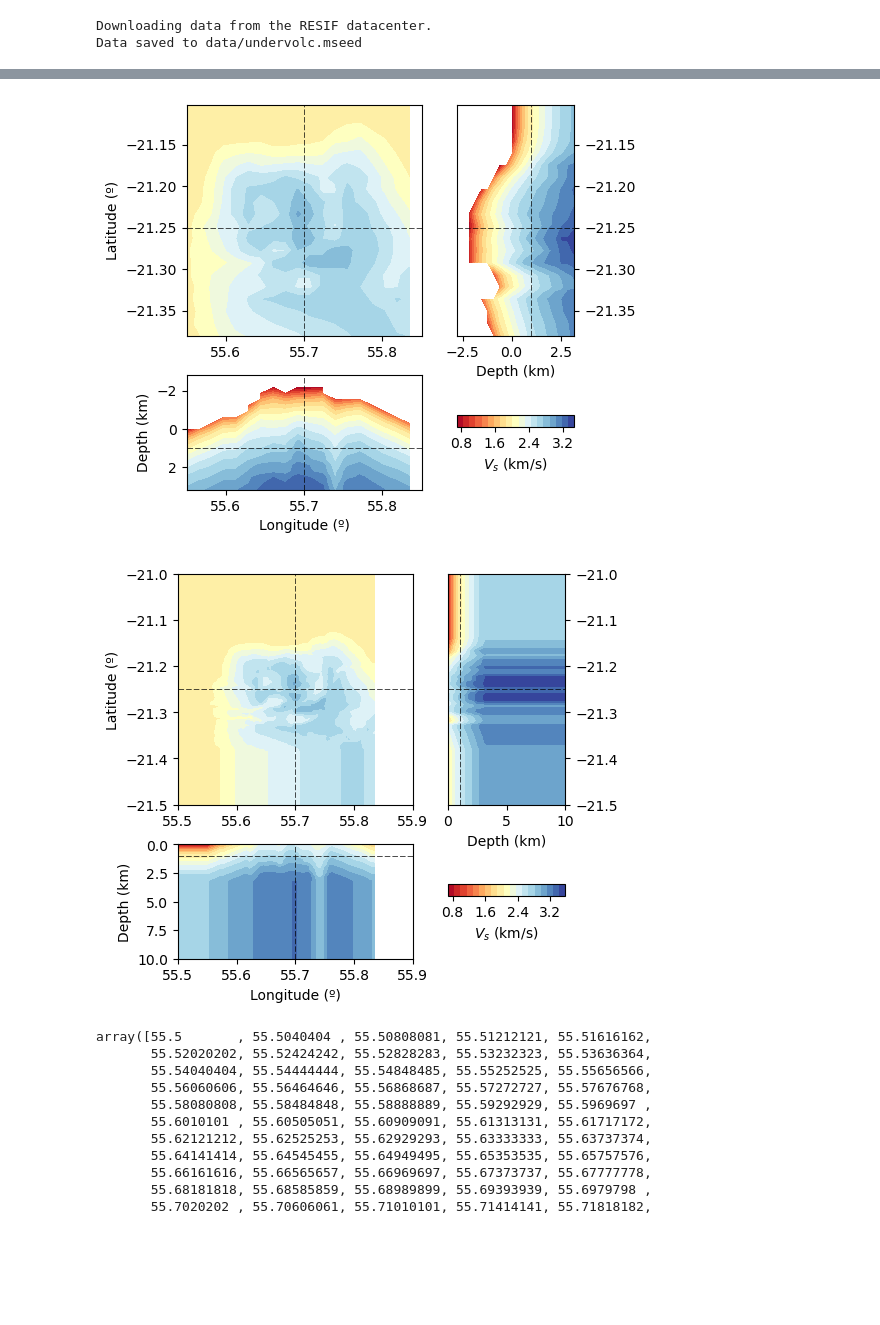
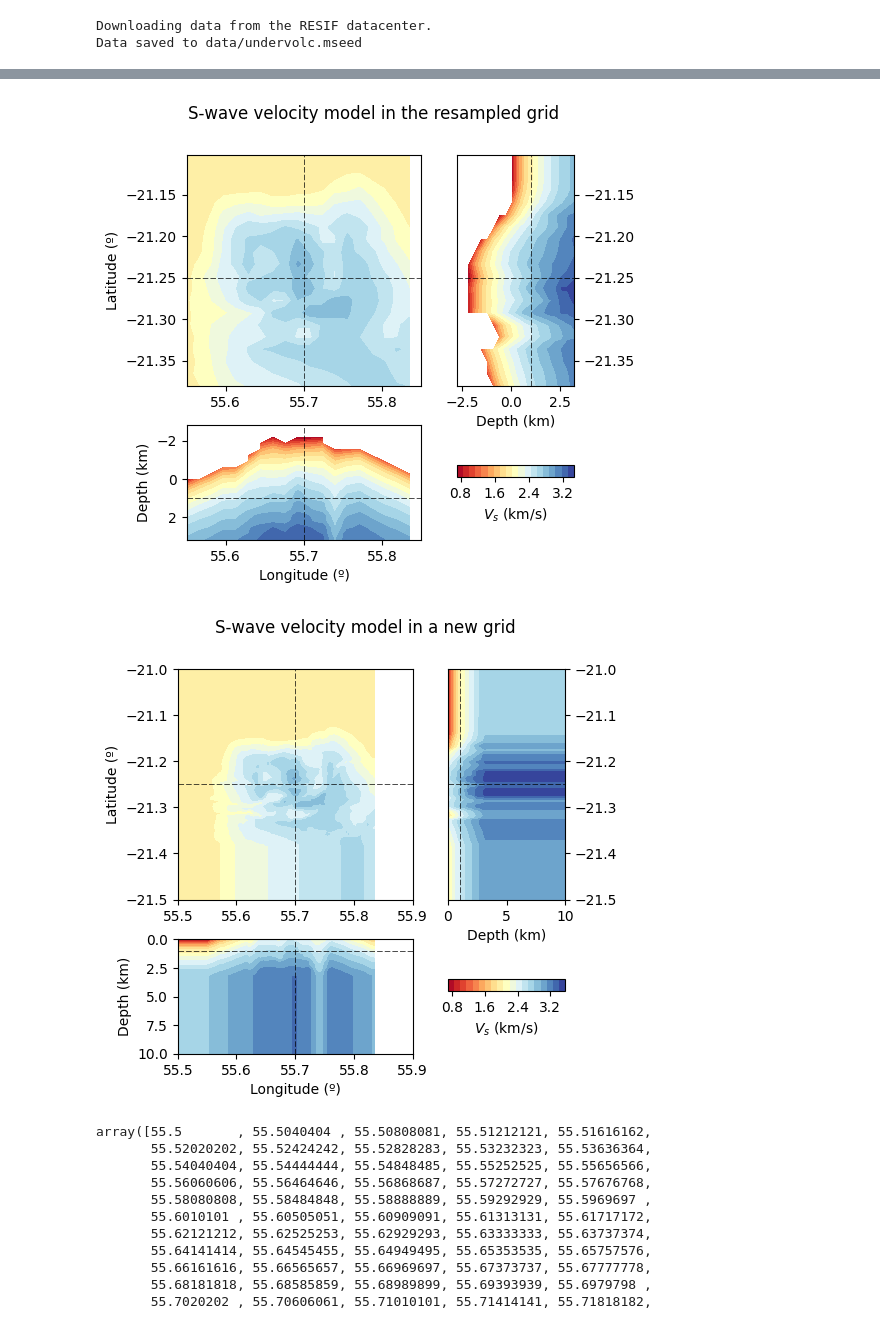
Before and after one commit to leonard-seydoux/covseisnet, a Jupyter notebook: docs/source/tutorials/01_introduction.ipynb, the cells around one changed output, grey strips where cells are left out. Drawn from its saved outputs; the diff is of its cells as text; code cells hidden in the pictures; blank space fills up the shorter version.

```diff
--- a/docs/source/tutorials/01_introduction.ipynb
+++ b/docs/source/tutorials/01_introduction.ipynb
@@ -94,16 +101,18 @@ csn.plot.grid3d(model, profile_coordinates=[55.7, -21.25, 1], cmap="RdYlBu", lab
 # %%
 model_i = model.resample((20, 20, 20))
 
-csn.plot.grid3d(
+fig, ax = csn.plot.grid3d(
     model_i,
     profile_coordinates=[55.7, -21.25, 1],
     cmap="RdYlBu",
     label="$V_s$ (km/s)",
 )
 
+fig.suptitle("S-wave velocity model in the resampled grid")
+
 csn.plot.plt.show()
 # %% [output]
-[figure, old version]
+[figure, new version]
 # %%
 lons = np.linspace(55.5, 55.9, 100)
 lats = np.linspace(-21.5, -21, 100)
@@ -111,15 +120,16 @@ depths = np.linspace(0, 10, 100)
 
 model_i = model.interpolate(lons, lats, depths)
 
-csn.plot.grid3d(
+fig, ax = csn.plot.grid3d(
     model_i,
     profile_coordinates=[55.7, -21.25, 1],
     cmap="RdYlBu",
     label="$V_s$ (km/s)",
 )
+fig.suptitle("S-wave velocity model in a new grid")
 csn.plot.plt.show()
 # %% [output]
-[figure, old version]
+[figure, new version]
 # %%
 model_i.lon
 # %% [output]
```
Also changed, not shown: parts of 8 cells of this notebook.
